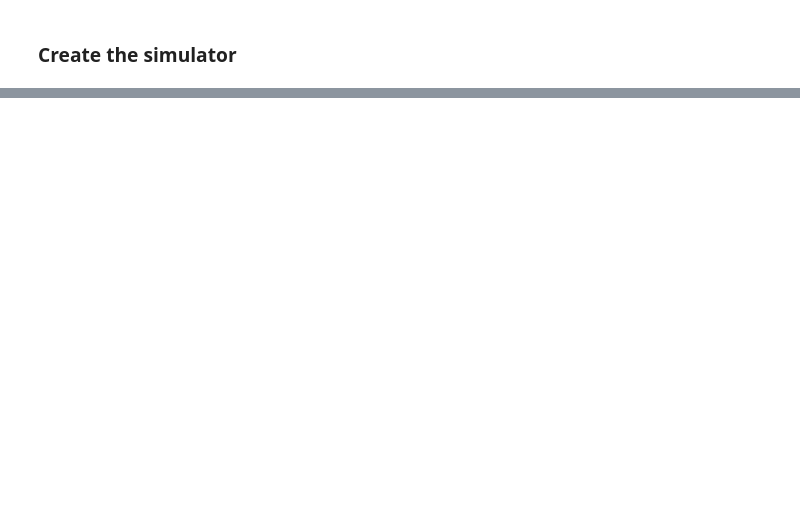
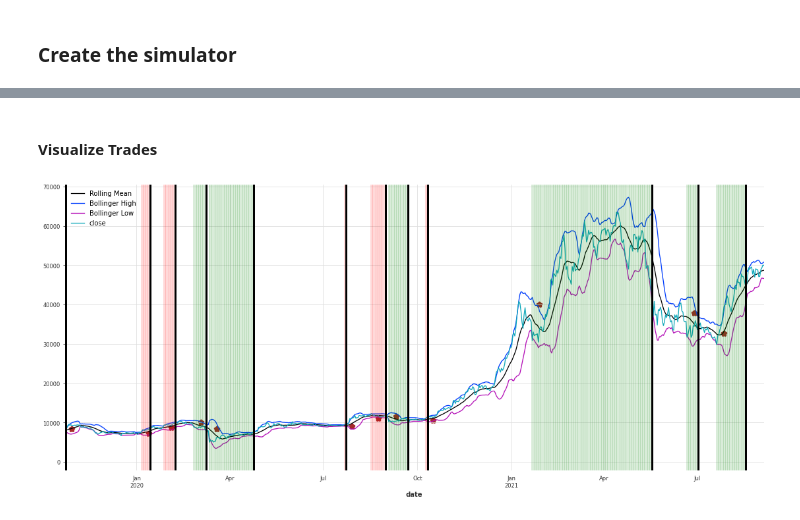
Before and after one commit to jonhilgart22/go-trader, a Jupyter notebook: notebooks/bollinger_bands_and_coinbase_data.ipynb, the cells around one changed output, grey strips where cells are left out. Cells and saved outputs as stored; diff of their text form; code cells hidden in the pictures; blank space fills up the shorter version.

```diff
--- a/notebooks/bollinger_bands_and_coinbase_data.ipynb
+++ b/notebooks/bollinger_bands_and_coinbase_data.ipynb
@@ -327,10 +595,14 @@ class BollingerBandsSimulator:
 
 simulator = BollingerBandsSimulator(
     bitcoin_df,
-    from_date="2017-1-01",
+    from_date="2019-1-01",
     period="24H",
-    window=30,
-    no_of_std=1.5
+    window=14,
+    no_of_std=2,
+    ml_lookback_windows=[7,14,30],
+    ml_prediction_n_days=14,
+    additional_dfs = [etherum_df],
+    stop_loss_pct=.10
 )
 simulator.simulate()
 # %% [output]
@@ -337,0 +628,24 @@ DataError: No numeric types to aggregate
+# %% [markdown]
+#### Visualize Trades
+# %%
+DATE_FILTER = '2019-10-22'
+simulator.df[simulator.df.index > DATE_FILTER ]  [['Rolling Mean', 'Bollinger High', 'Bollinger Low', 'close']].plot(figsize=(19,8))
+
+prev_pos = None
+for index, pos in simulator.df[simulator.df.index > DATE_FILTER ]['Mode'].iteritems():
+    if pos == "short":
+        plt.axvline(index, color='red', linewidth=.3)
+    if pos == "buy":
+        plt.axvline(index, color='green', linewidth=.3)
+    if pos == 'short_to_no_position':
+        plt.axvline(index, color='black', linewidth=3)
+    if pos == 'buy_to_no_position':
+        plt.axvline(index, color='black', linewidth=3, label = 'buy_to_no_postiion')
+
+
+for key,val in simulator.ml_prediction_date_and_price.items():
+    plt.scatter(key, val, marker="*", linewidths=4, color='brown', label='predictions')
+
+# plt.legend()
+# %% [output]
+[figure, added]
```
Also changed, not shown: parts of 12 cells of this notebook, 3 other files.
